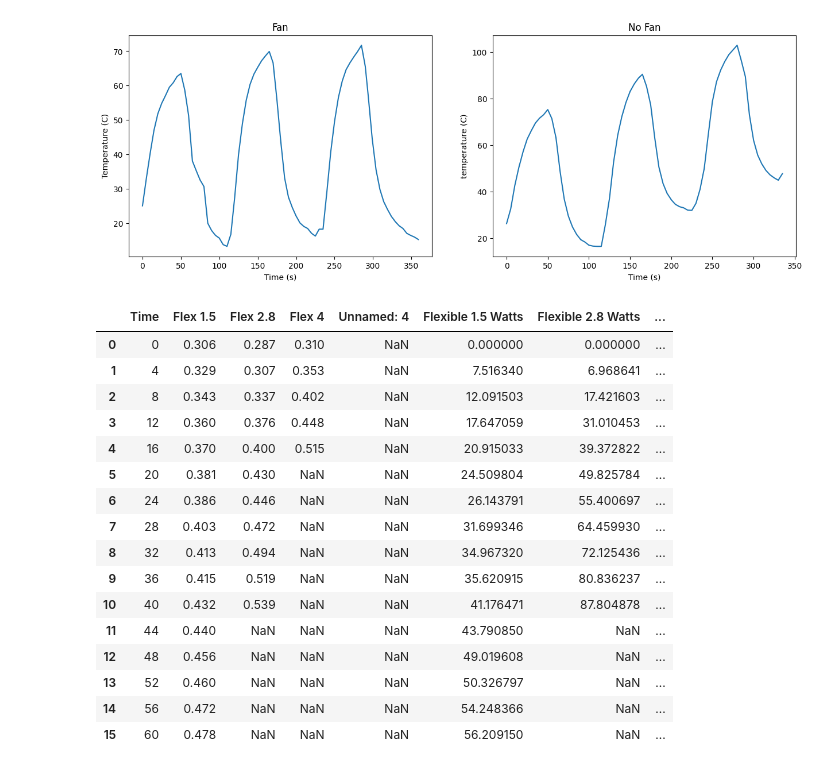
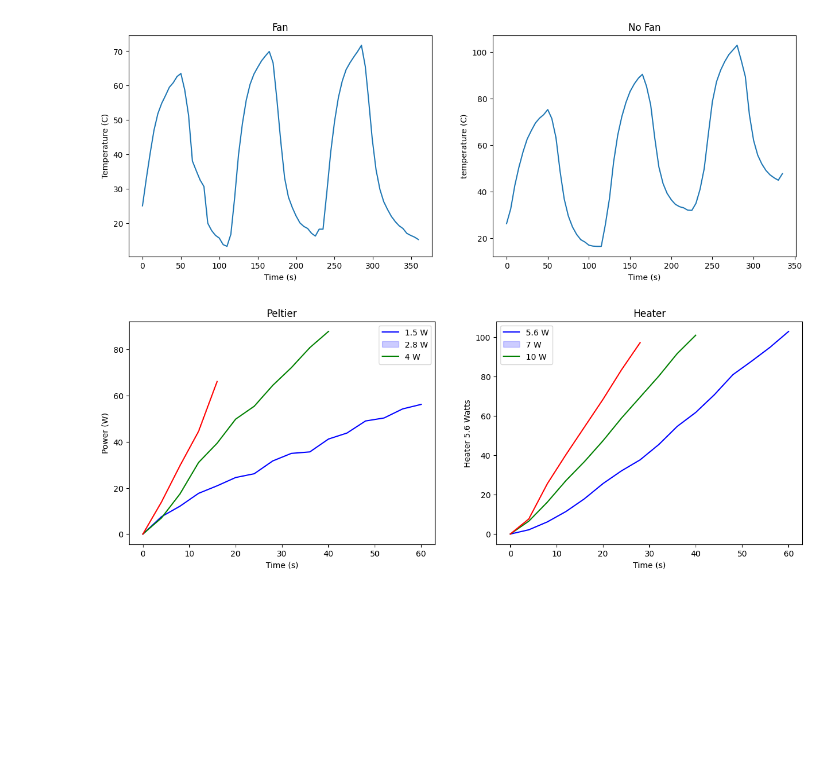
Before and after one commit to te5msride/peltier-comparisons, a Jupyter notebook: peltiercomparisons.ipynb, the cells around one changed output. Cells and saved outputs as stored; diff of their text form; code cells hidden in the pictures; blank space fills up the shorter version.

Commit message:
all changes-weird legend

```diff
--- a/peltiercomparisons.ipynb
+++ b/peltiercomparisons.ipynb
@@ -159,23 +161,36 @@ plt.show()
 # %%
 energypeltier = pd.read_excel('data_4_19_2023.xlsx',sheet_name="energypeltier")
 energyheater = pd.read_excel('data_4_19_2023.xlsx',sheet_name="energyheater")
-# %%
-energypeltier
-# %% [output]
-|  | Time | Flex 1.5 | Flex 2.8 | Flex 4 | Unnamed: 4 | Flexible 1.5 Watts | Flexible 2.8 Watts | ... |
-| 0 | 0 | 0.306 | 0.287 | 0.310 | NaN | 0.000000 | 0.000000 | ... |
-| 1 | 4 | 0.329 | 0.307 | 0.353 | NaN | 7.516340 | 6.968641 | ... |
-| 2 | 8 | 0.343 | 0.337 | 0.402 | NaN | 12.091503 | 17.421603 | ... |
-| 3 | 12 | 0.360 | 0.376 | 0.448 | NaN | 17.647059 | 31.010453 | ... |
-| 4 | 16 | 0.370 | 0.400 | 0.515 | NaN | 20.915033 | 39.372822 | ... |
-| 5 | 20 | 0.381 | 0.430 | NaN | NaN | 24.509804 | 49.825784 | ... |
-| 6 | 24 | 0.386 | 0.446 | NaN | NaN | 26.143791 | 55.400697 | ... |
-| 7 | 28 | 0.403 | 0.472 | NaN | NaN | 31.699346 | 64.459930 | ... |
-| 8 | 32 | 0.413 | 0.494 | NaN | NaN | 34.967320 | 72.125436 | ... |
-| 9 | 36 | 0.415 | 0.519 | NaN | NaN | 35.620915 | 80.836237 | ... |
-| 10 | 40 | 0.432 | 0.539 | NaN | NaN | 41.176471 | 87.804878 | ... |
-| 11 | 44 | 0.440 | NaN | NaN | NaN | 43.790850 | NaN | ... |
-| 12 | 48 | 0.456 | NaN | NaN | NaN | 49.019608 | NaN | ... |
-| 13 | 52 | 0.460 | NaN | NaN | NaN | 50.326797 | NaN | ... |
-| 14 | 56 | 0.472 | NaN | NaN | NaN | 54.248366 | NaN | ... |
-| 15 | 60 | 0.478 | NaN | NaN | NaN | 56.209150 | NaN | ... |
+# %%
+#rename Time column to time (s)
+energypeltier = energypeltier.rename(columns={'Time':'time (s)'})
+energyheater = energyheater.rename(columns={'Time':'time (s)'})
+
+#for energypeltier, only have columns for time (s), Flexible 1.5 Watts, Flexible 2.8 Watts, and Flexible 4 Watts
+energypeltier = energypeltier[['time (s)','Flexible 1.5 Watts','Flexible 2.8 Watts','Flexible 4 Watts']]
+
+#for energyheater, only have columns for Heater 5.6 Watts, Heater 7 Watts, and Heater 10 Watts
+energyheater = energyheater[['time (s)','Heater 5.6 Watts','Heater 7 Watts','Heater 10 Watts']]
+# %%
+#plot
+fig, ax = plt.subplots(1,2,figsize=(15,5))
+sns.lineplot(x='time (s)',y='Flexible 1.5 Watts',data=energypeltier,ax=ax[0],color='blue')
+sns.lineplot(x='time (s)',y='Flexible 2.8 Watts',data=energypeltier,ax=ax[0],color='green')
+sns.lineplot(x='time (s)',y='Flexible 4 Watts',data=energypeltier,ax=ax[0],color='red')
+sns.lineplot(x='time (s)',y='Heater 5.6 Watts',data=energyheater,ax=ax[1],color='blue')
+sns.lineplot(x='time (s)',y='Heater 7 Watts',data=energyheater,ax=ax[1],color='green')
+sns.lineplot(x='time (s)',y='Heater 10 Watts',data=energyheater,ax=ax[1],color='red')
+ax[0].set_title('Peltier')
+ax[1].set_title('Heater')
+ax[0].set_ylabel('Power (W)')
+ax[0].set_xlabel('Time (s)')
+ax[1].set_xlabel('Time (s)')
+ax[0].legend(['1.5 W','2.8 W','4 W'])
+ax[1].legend(['5.6 W','7 W','10 W'])
+plt.show()
+
+
+#save plot as svg
+fig.savefig('peltier_heater.svg')
+# %% [output]
+[figure, added]
```
Also changed, not shown: parts of 1 cell of this notebook.
